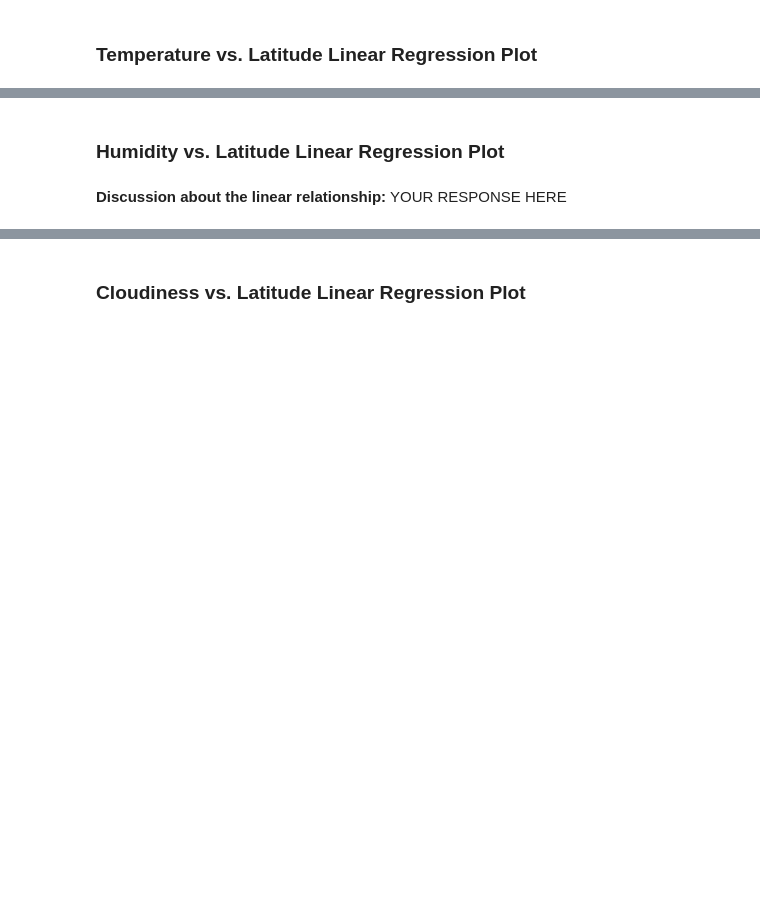
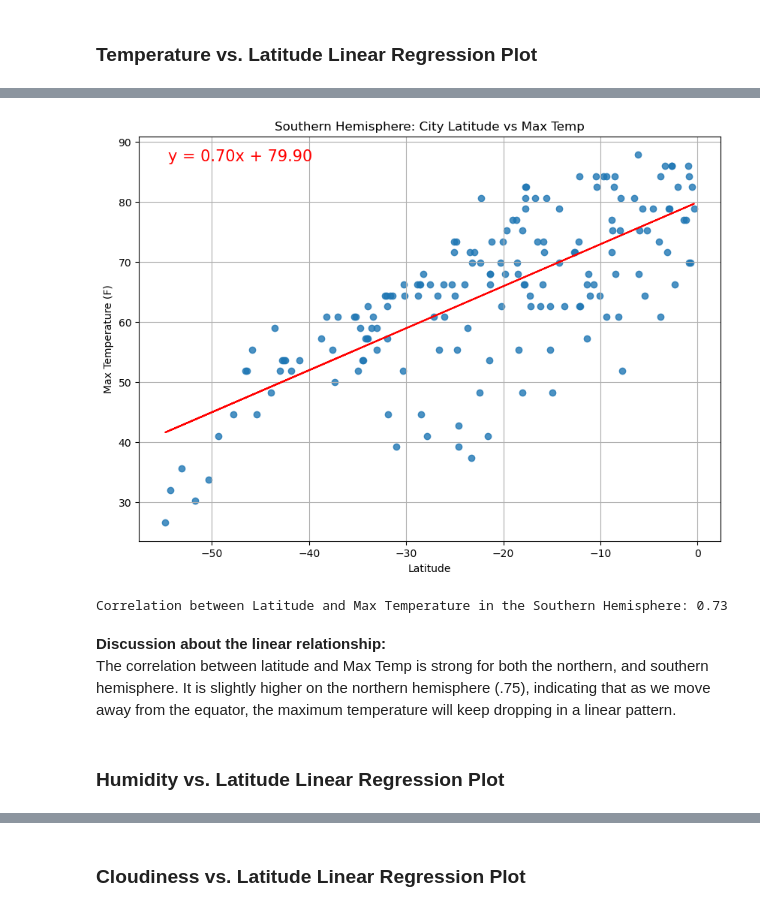
Before and after one commit to kimmiekc/python-api-challenge, a Jupyter notebook: WeatherPy/WeatherPy.ipynb, the cells around one changed output, grey strips where cells are left out. Drawn from its saved outputs; the diff is of its cells as text; code cells hidden in the pictures; blank space fills up the shorter version.

```diff
--- a/WeatherPy/WeatherPy.ipynb
+++ b/WeatherPy/WeatherPy.ipynb
@@ -289,6 +364,6 @@ northern_hemi_df.head()
 # %%
 # Create a DataFrame with the Southern Hemisphere data (Latitude < 0)
-# YOUR CODE HERE
+southern_hemi_df = city_data_df[city_data_df["Lat"] < 0]
 
 # Display sample data
 southern_hemi_df.head()
@@ -305,2 +398,24 @@ southern_hemi_df.head()
+# %%
+# Linear regression on Southern Hemisphere
+x_values = southern_hemi_df["Lat"]
+y_values = southern_hemi_df["Max Temp"]
+
+plot_linear_regression(
+    x_values,
+    y_values,
+    "Southern Hemisphere: City Latitude vs Max Temp",
+    "Latitude",
+    "Max Temperature (F)",
+    "../output_data/SH_Fig1_with_regression.png"
+    )
+
+south_corr = southern_hemi_df["Lat"].corr(southern_hemi_df["Max Temp"])
+print(f"Correlation between Latitude and Max Temperature in the Southern Hemisphere: {south_corr:.2f}")
+# %% [output]
+[figure, added]
+Correlation between Latitude and Max Temperature in the Southern Hemisphere: 0.73
+# %% [markdown]
+**Discussion about the linear relationship:** <br>
+The correlation between latitude and Max Temp is strong for both the northern, and southern hemisphere. It is slightly higher on the northern hemisphere (.75), indicating that as we move away from the equator, the maximum temperature will keep dropping in a linear pattern.
 # %% [markdown]
 ### Humidity vs. Latitude Linear Regression Plot
@@ -313,2 +421,0 @@ southern_hemi_df.head()
-# %% [markdown]
-**Discussion about the linear relationship:** YOUR RESPONSE HERE
```
Also changed, not shown: parts of 34 cells of this notebook, 17 other files.
